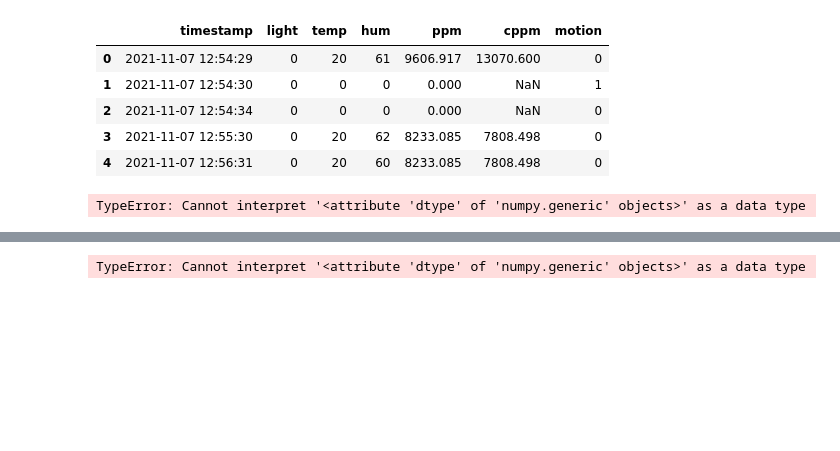
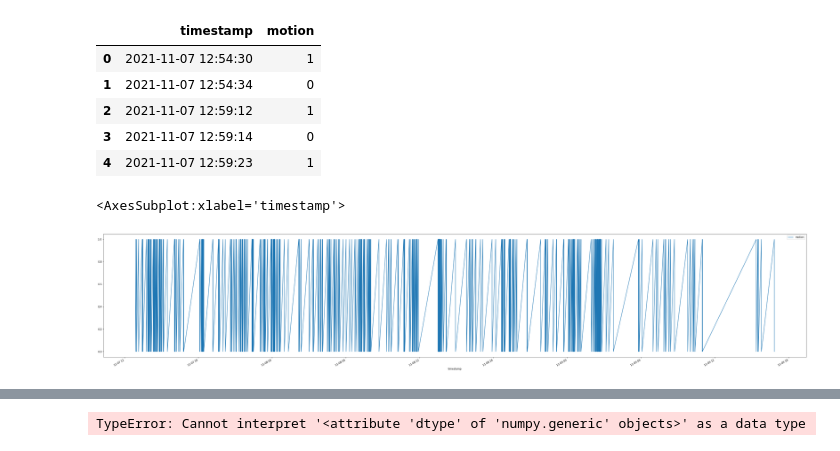
Before and after one commit to salirezav/HomeSense, a Jupyter notebook: representation.ipynb, the cells around one changed output, grey strips where cells are left out. Saved outputs shown, nothing was run; the diff lists cells and outputs as text; code cells hidden in the pictures; blank space fills up the shorter version.

```diff
--- a/representation.ipynb
+++ b/representation.ipynb
@@ -2,16 +2,19 @@
 import pandas as pd
 import matplotlib.pyplot as plt
 # %%
-sensor_data = pd.read_csv("DEVICE A - Bedroom A.csv",parse_dates=["timestamp"])
+sensor_data = pd.read_csv("DEVICE A - Bedroom A - Motion.csv",parse_dates=["timestamp"])
 sensor_data.head()
 # %% [output]
-|  | timestamp | light | temp | hum | ppm | cppm | motion |
-| 0 | 2021-11-07 12:54:29 | 0 | 20 | 61 | 9606.917 | 13070.600 | 0 |
-| 1 | 2021-11-07 12:54:30 | 0 | 0 | 0 | 0.000 | NaN | 1 |
-| 2 | 2021-11-07 12:54:34 | 0 | 0 | 0 | 0.000 | NaN | 0 |
-| 3 | 2021-11-07 12:55:30 | 0 | 20 | 62 | 8233.085 | 7808.498 | 0 |
-| 4 | 2021-11-07 12:56:31 | 0 | 20 | 60 | 8233.085 | 7808.498 | 0 |
+|  | timestamp | motion |
+| 0 | 2021-11-07 12:54:30 | 1 |
+| 1 | 2021-11-07 12:54:34 | 0 |
+| 2 | 2021-11-07 12:59:12 | 1 |
+| 3 | 2021-11-07 12:59:14 | 0 |
+| 4 | 2021-11-07 12:59:23 | 1 |
-# %%
-sensor_data.plot(x="timestamp",y=["ppm","motion"])
-# %% [output]
-TypeError: Cannot interpret '<attribute 'dtype' of 'numpy.generic' objects>' as a data type
+# %%
+# fig, axs = plt.subplots(figsize=(12, 4))
+
+sensor_data.plot(x="timestamp",y="motion",figsize=(50,10))
+# %% [output]
+<AxesSubplot:xlabel='timestamp'>
+[figure, added]
```
Also changed, not shown: parts of 1 cell of this notebook, 10 other files.
